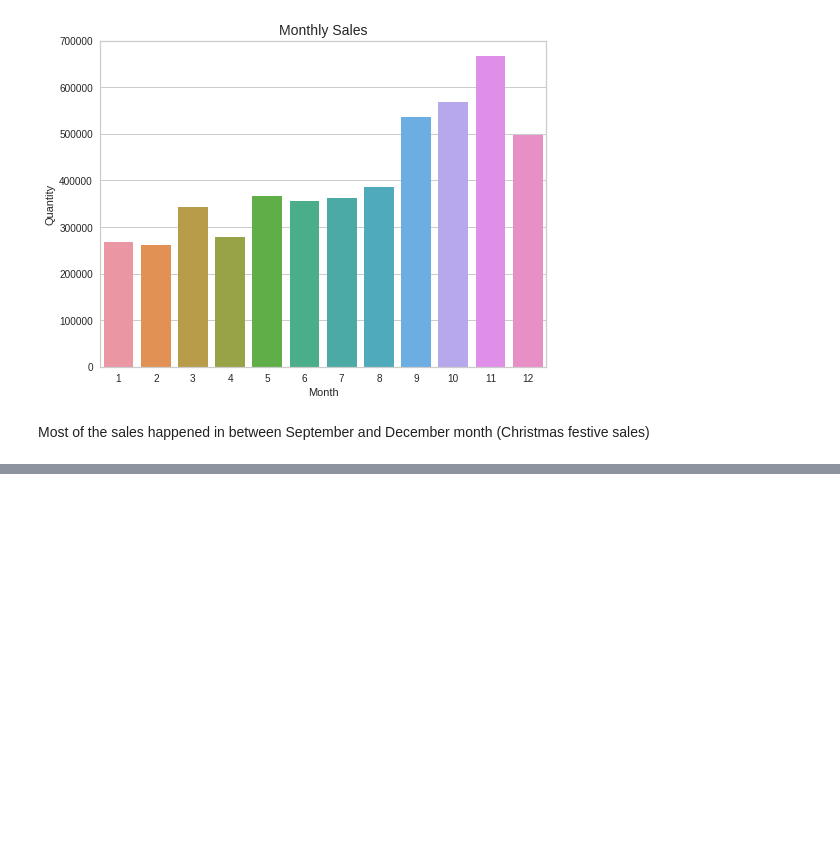
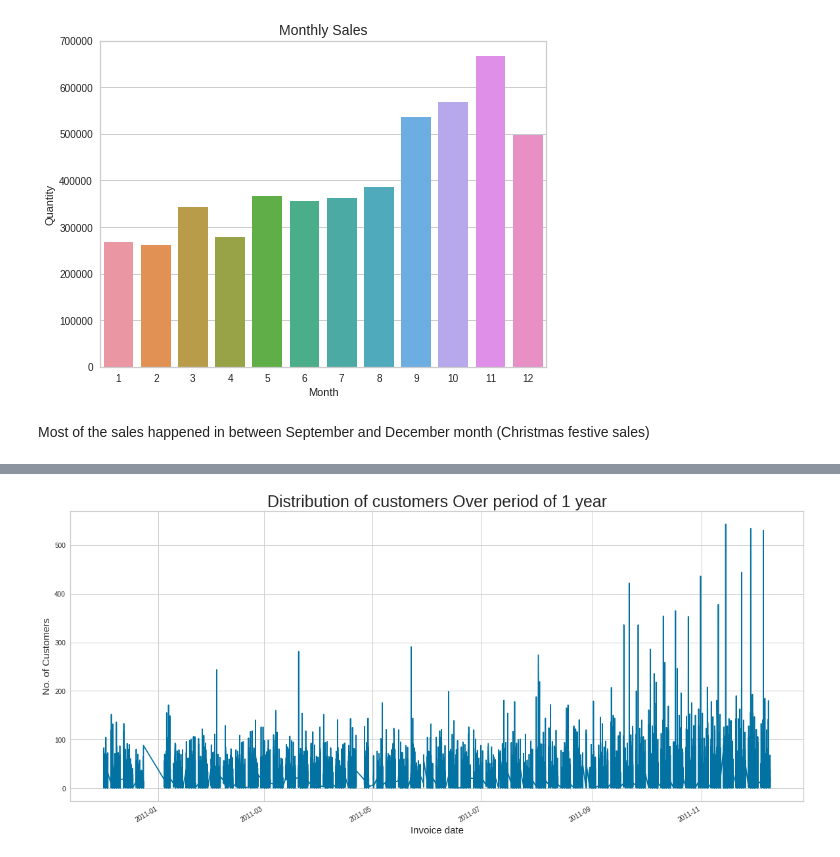
Before and after one commit to omkar123katare/Capstone_4_Netflicks_movies_and_TV_shoes_clustering, a Jupyter notebook: Online_Retail_Customer_Segmentation_Capstone_Project.ipynb, the cells around one changed output, grey strips where cells are left out. Drawn from its saved outputs; the diff is of its cells as text; code cells hidden in the pictures; blank space fills up the shorter version.

```diff
--- a/Online_Retail_Customer_Segmentation_Capstone_Project.ipynb
+++ b/Online_Retail_Customer_Segmentation_Capstone_Project.ipynb
@@ -329,0 +384,6 @@ Most of the sales happened in between September and December month (Christmas fe
+# %%
+transaction_data.dropna(inplace=True)
+# %%
+transaction_data['StockCode'] = transaction_data.StockCode.astype('category')
+
+transaction_data.info()
@@ -329,0 +421,12 @@ Most of the sales happened in between September and December month (Christmas fe
+# %%
+## customer distribution in 1 year time period
+plt.figure(figsize=(20,9))
+customer_distribution = transaction_data.groupby('InvoiceDate')['CustomerID'].count().plot()
+
+## Set title and x, y labels
+plt.title('Distribution of customers Over period of 1 year', size=25)
+plt.xlabel('Invoice date', size=15)
+plt.ylabel('No. of Customers', size=15)
+plt.show()
+# %% [output]
+[figure, added]
```
Also changed, not shown: parts of 27 cells of this notebook.
